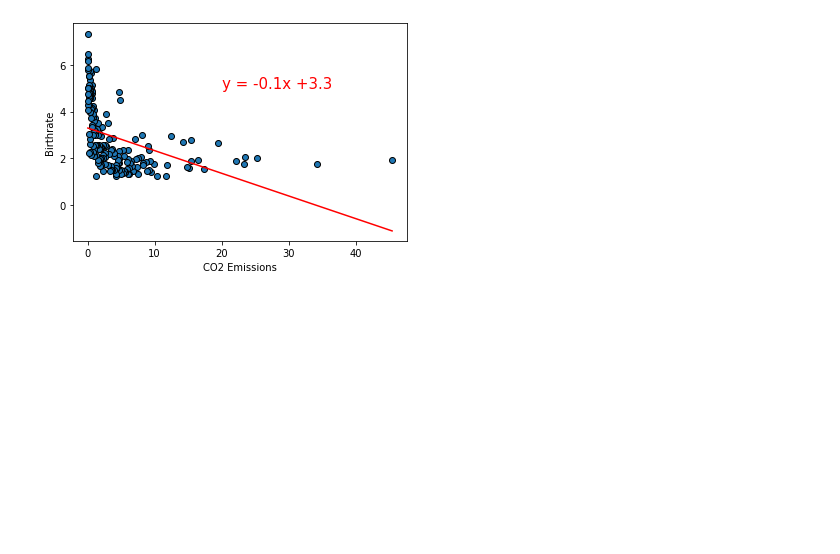
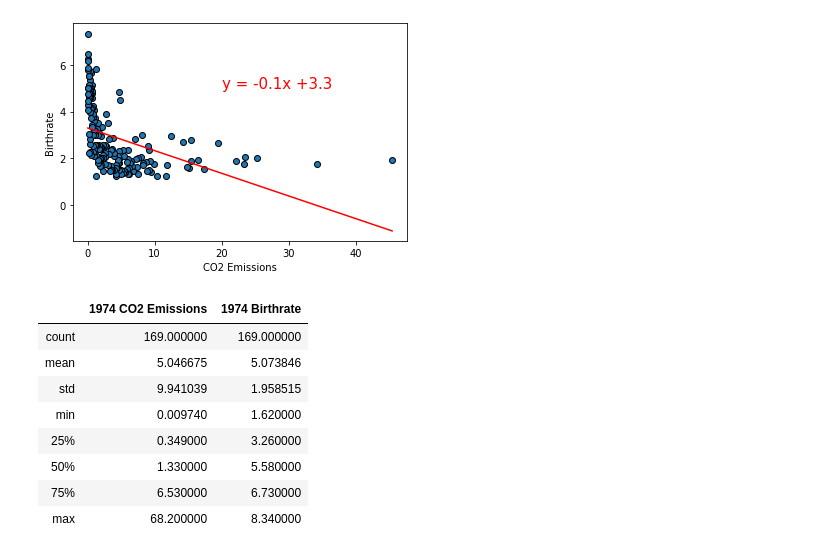
Before and after one commit to VallieTracy/project-one, a Jupyter notebook: Team_Awesome_Project_1.ipynb, the cells around one changed output. Saved outputs shown, nothing was run; the diff lists cells and outputs as text; code cells hidden in the pictures; blank space fills up the shorter version.

```diff
--- a/Team_Awesome_Project_1.ipynb
+++ b/Team_Awesome_Project_1.ipynb
@@ -667,3 +667,15 @@ plt.show()
 # %% [output]
 The r-squared is: -0.4263862548440094
 [figure]
+# %%
+df_1974.describe()
+# %% [output]
+|  | 1974 CO2 Emissions | 1974 Birthrate |
+| count | 169.000000 | 169.000000 |
+| mean | 5.046675 | 5.073846 |
+| std | 9.941039 | 1.958515 |
+| min | 0.009740 | 1.620000 |
+| 25% | 0.349000 | 3.260000 |
+| 50% | 1.330000 | 5.580000 |
+| 75% | 6.530000 | 6.730000 |
+| max | 68.200000 | 8.340000 |
```
Also changed, not shown: parts of 4 cells of this notebook.
